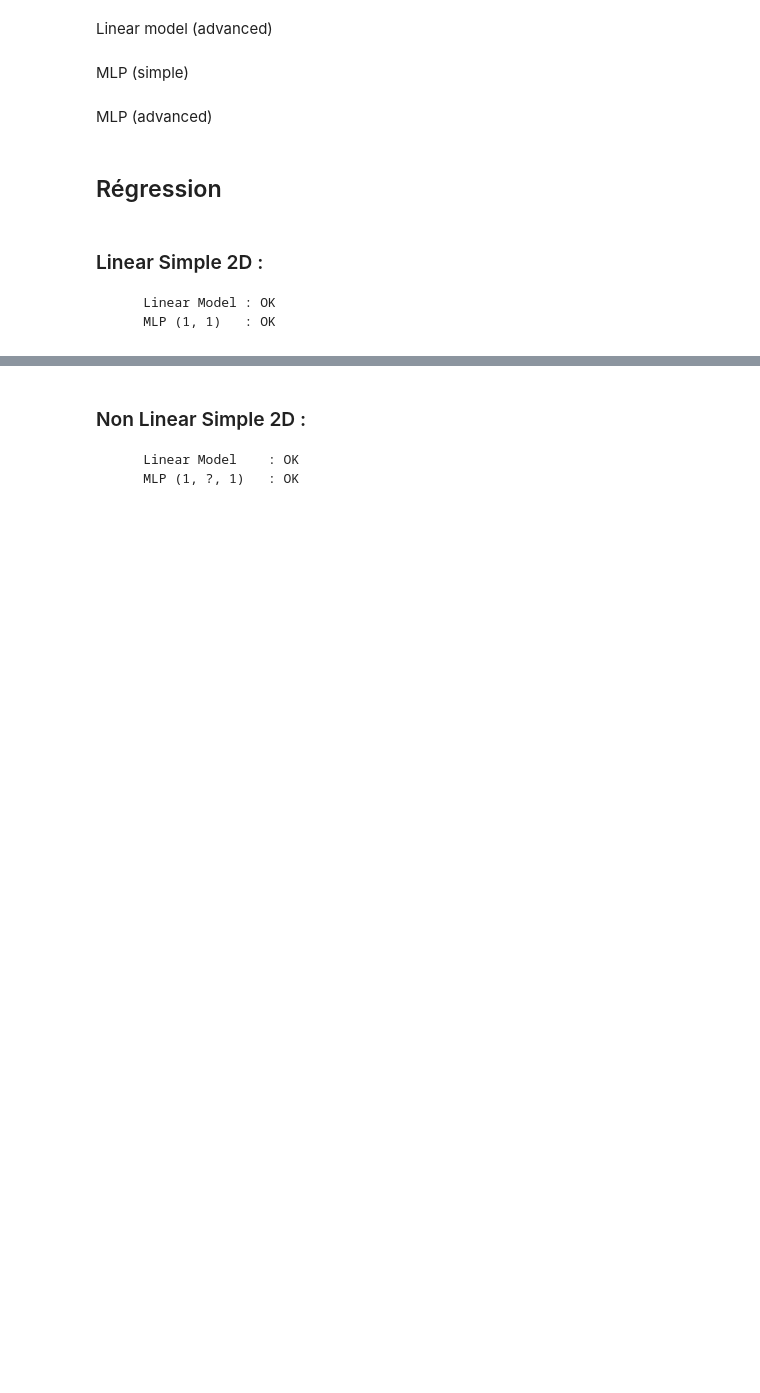
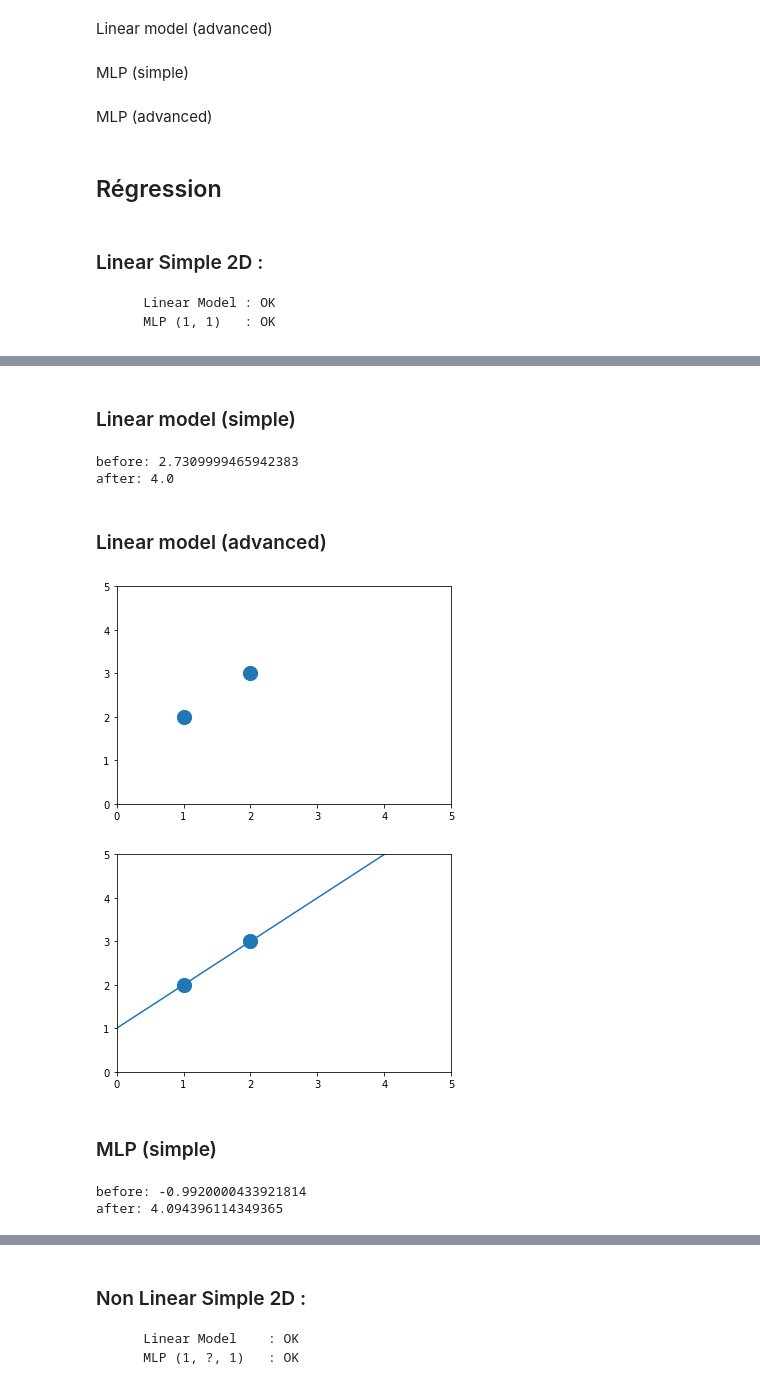
Before and after one commit to Levorilh/ml_python, a Jupyter notebook: Notebook___CAS_DE_TESTS.ipynb, the cells around one changed output, grey strips where cells are left out. Cells and saved outputs as stored; diff of their text form; code cells hidden in the pictures; blank space fills up the shorter version.

Commit message:
Added linear regression training algorithm

```diff
--- a/Notebook___CAS_DE_TESTS.ipynb
+++ b/Notebook___CAS_DE_TESTS.ipynb
@@ -991,0 +995,74 @@ plt.clf()
+# %% [markdown]
+### Linear model (simple)
+# %%
+input_dim = len(X[0])
+
+model = create_linear_model(input_dim)
+
+flattened_dataset_inputs = np.array(X).flatten()
+
+test_before = predict_linear_model_regression(model, input_dim, [3])
+
+train_linear_regression_model(model, input_dim, flattened_dataset_inputs, Y)
+
+test_after = predict_linear_model_regression(model, input_dim, [3])
+
+print("before:", test_before)
+print("after:", test_after)
+
+destroy_linear_model(model)
+# %% [output]
+before: 2.7309999465942383
+after: 4.0
+# %% [markdown]
+### Linear model (advanced)
+# %%
+input_dim = len(X[0])
+
+model = create_linear_model(input_dim)
+flattened_dataset_inputs = []
+for p in X:
+    flattened_dataset_inputs.append(p[0])
+
+test_dataset_inputs = [i for i in range(0, 6)]
+predicted_outputs = [predict_linear_model_regression(model, input_dim, [p])  for p in test_dataset_inputs]
+
+plt.plot(test_dataset_inputs, predicted_outputs)
+plt.scatter([p[0] for p in X], Y, s=200)
+plt.axis([0, 5, 0, 5])
+plt.show()
+
+train_linear_regression_model(model, input_dim, flattened_dataset_inputs, Y)
+
+test_dataset_inputs = [i for i in range(0, 6)]
+predicted_outputs = [predict_linear_model_regression(model, input_dim, [p])  for p in test_dataset_inputs]
+
+plt.plot(test_dataset_inputs, predicted_outputs)
+plt.scatter([p[0] for p in X], Y, s=200)
+plt.axis([0, 5, 0, 5])
+plt.show()
+
+destroy_linear_model(model)
+# %% [output]
+[figure, added]
+[figure, added]
+# %% [markdown]
+### MLP (simple)
+# %%
+model = create_mlp_model([1, 1])
+
+test_before = predict_mlp_model_regression(model, [3])[0]
+
+train_regression_stochastic_gradient_backpropagation_mlp_model(model,
+                                                               X,
+                                                               Y)
+
+test_after = predict_mlp_model_regression(model, [3])[0]
+
+print("before:", test_before)
+print("after:", test_after)
+
+destroy_mlp_model(model)
+# %% [output]
+before: -0.9920000433921814
+after: 4.094396114349365
```
Also changed, not shown: parts of 19 cells of this notebook, 2 other files.
